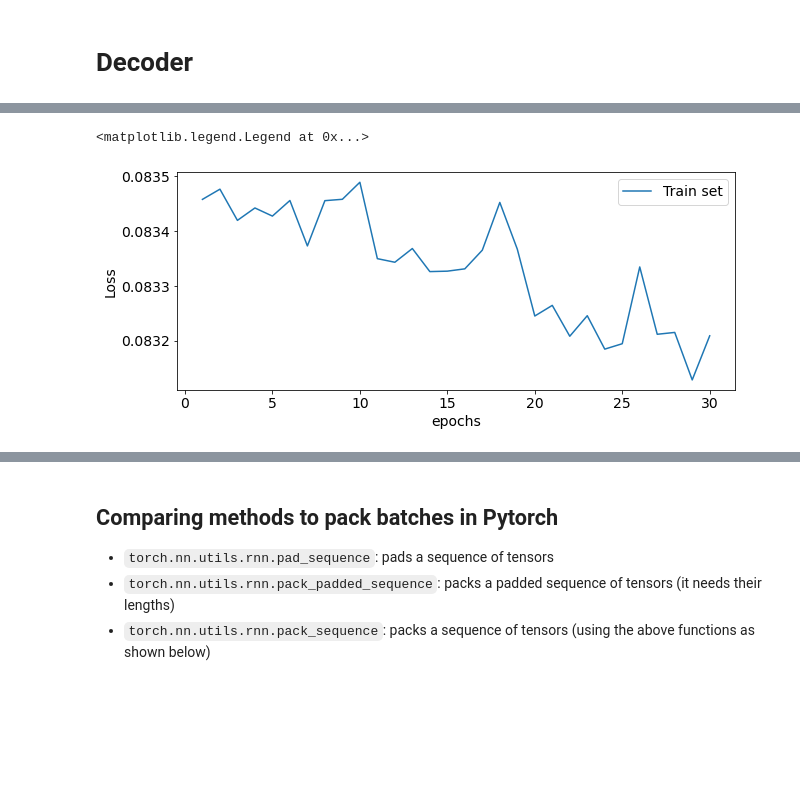
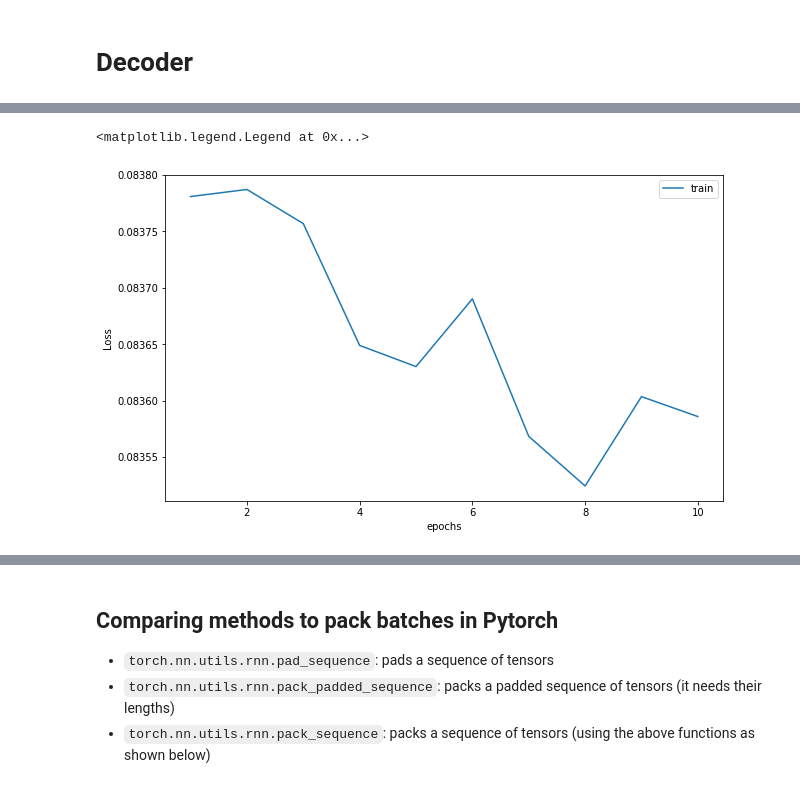
Before and after one commit to nachoacev/Internship-III-Flair, a Jupyter notebook: Encoder_Decoder_forecasting_of_CO2.ipynb, the cells around one changed output, grey strips where cells are left out. Saved outputs shown, nothing was run; the diff lists cells and outputs as text; code cells hidden in the pictures; blank space fills up the shorter version.

```diff
--- a/Encoder_Decoder_forecasting_of_CO2.ipynb
+++ b/Encoder_Decoder_forecasting_of_CO2.ipynb
@@ -8,7 +8,6 @@
 import pandas as pd
 import numpy as np
 import matplotlib.pyplot as plt
-plt.rcParams.update({'font.size': 14})
 import os, re, sys
 from datetime import datetime, timedelta
 
@@ -209,9 +220,9 @@ class TSeriesDataset(Dataset):
     return len(self.Y)
 
   def __getitem__(self, idx):
-    X = torch.tensor(self.data_enc[idx], dtype=torch.float)
-    deltaT_dec = torch.tensor(self.data_dec[idx], dtype=torch.float).view(-1, 1)
-    Y = torch.tensor(self.Y[idx], dtype=torch.float).view(-1, 1)
+    X = self.data_enc[idx] # torch.tensor(self.data_enc[idx], dtype=torch.float)
+    deltaT_dec = self.data_dec[idx] # torch.tensor(self.data_dec[idx], dtype=torch.float)#.view(-1, 1)
+    Y = self.Y[idx] # torch.tensor(self.Y[idx], dtype=torch.float)#.view(-1, 1)
 
     return X, deltaT_dec, Y
 # %%
@@ -365,7 +347,7 @@ class Model1(nn.Module):
 # %%
 from torch._C import default_generator
 def train(model, dataset, optimizer, epochs=1, batch_size=1, device='cpu', val_split=0.8,
-          random_seed=42, reports_every=1, model_name='Model', report_batch=True):
+          random_seed=42, reports_every=1, model_name='Model', report_batch=True, pin_memory=False, collate_fn=collate_seqs):
 
   # change the model to device
   model.to(device)
@@ -383,8 +365,9 @@ def train(model, dataset, optimizer, epochs=1, batch_size=1, device='cpu', val_s
                                             generator=torch.Generator().manual_seed(random_seed))
 
   train_loader = DataLoader(train_dataset, batch_size=batch_size, shuffle=True,
-                            collate_fn=collate_seqs, pin_memory=False)
-  val_loader = DataLoader(val_dataset, batch_size=1)
+                            collate_fn=collate_fn, pin_memory=pin_memory)
+  val_loader = DataLoader(val_dataset, batch_size=batch_size, shuffle=True,
+                            collate_fn=collate_fn, pin_memory=pin_memory)
 
   # Define a Loss Function
   LossFunction = torch.nn.MSELoss()
@@ -410,12 +393,7 @@ def train(model, dataset, optimizer, epochs=1, batch_size=1, device='cpu', val_s
       # Make sure tensors used are in the device with correct dimensions
       x, deltat, y = x.float().to(device), deltat.to(device), y.to(device)
 
-      # x = [_ for _ in x]
-      # deltat = deltat.transpose(dim0=0, dim1=1)
-      # y = y.transpose(0, 1)
-
       # Compute forward
-      # print(x)
       y_pred  = model(x, deltat)
 
       # Compute the loss
@@ -432,9 +410,9 @@ def train(model, dataset, optimizer, epochs=1, batch_size=1, device='cpu', val_s
 
       if report_batch and (idx % 100 == 0):
             report_loss, current = loss.item(), idx * batch_size
-            # print(f" current loss: {report_loss:.4e}  [{current:>5d}/{train_size:>5d}] \n")
-            sys.stdout.write(f" current loss: {report_loss:.4e}  [{current:>5d}/{train_size:>5d}] \n"
-            )
+            print(f" current loss: {report_loss:.4e}  [{current:>5d}/{train_size:>5d}]")
+            # sys.stdout.write(f" current loss: {report_loss:.4e}  [{current:>6d}/{train_size:>6d}] \n"
+            # )
 
             loss_batch.append(report_loss)
             num_upgrade.append((e - 1) * train_size + current)
@@ -465,12 +443,12 @@ def train(model, dataset, optimizer, epochs=1, batch_size=1, device='cpu', val_s
 
     # Report the number of right answers each "reports_every" amount of epochs
     if e % reports_every == 0:
-      # print('\rEpoch:{0:03d}'.format(e) + ' Train Loss:{0:.4e}'.format(train_loss[-1])
-      #     + ' Val Loss:{0:.4e}'.format(val_loss[-1]) + ' Time/epoch:{0:.3f}s'.format(time_epochs/e) + '\n')
-      sys.stdout.write(
-          '\rEpoch:{0:03d}'.format(e) + ' Train Loss:{0:.4e}'.format(train_loss[-1])
-          + ' Val Loss:{0:.4e}'.format(val_loss[-1]) + ' Time/epoch:{0:.3f}s'.format(time_epochs/e) + '\n'
-      )
+      print('\rEpoch:{0:03d}'.format(e) + ' Train Loss:{0:.4e}'.format(train_loss[-1])
+          + ' Val Loss:{0:.4e}'.format(val_loss[-1]) + ' Time/epoch:{0:.3f}s'.format(time_epochs/e))
+      # sys.stdout.write(
+      #     '\rEpoch:{0:03d}'.format(e) + ' Train Loss:{0:.4e}'.format(train_loss[-1])
+      #     + ' Val Loss:{0:.4e}'.format(val_loss[-1]) + ' Time/epoch:{0:.3f}s'.format(time_epochs/e) + '\n'
+      # )
 
   if report_batch:
     return train_loss, val_loss, loss_batch, num_upgrade
@@ -521,7 +483,7 @@ tensor([[0.6693, 0.4314, 0.7058,  ..., 0.8223, 0.3313, 0.3991],
 model = Model1(9, 64, 1, 64, 1)
 optimizer = torch.optim.Adam(model.parameters())
 # %%
-train_loss, val_loss = train(model, dataset, optimizer, epochs=1, batch_size=16, report_batch=False)
+train_loss, val_loss = train(model, dataset, optimizer, epochs=10, batch_size=16)
 # %% [output]
 Model Model1(
   (encoder): EncoderRNN(
@@ -537,11 +499,11 @@ Epoch:030 Train Loss:0.0832 Val Loss:0.0843 Time/epoch:2.508s
 # %%
-fig, ax = plt.subplots(figsize=(10, 4))
-epochs = np.arange(1, len(train_loss)+1)
-ax.plot(epochs, train_loss, label='Train set')
+fig, ax = plt.subplots(figsize=(10, 6))
+epochs = np.arange(1, 11)
+ax.plot(epochs, train_loss, label='train')
 # ax.plot(epochs, val_loss, label='val')
 ax.set_xlabel('epochs')
 ax.set_ylabel('Loss')
 ax.legend()
 # %% [output]
 <matplotlib.legend.Legend at 0x...>
-[figure, old version]
+[figure, new version]
```
Also changed, not shown: parts of 59 cells of this notebook.
